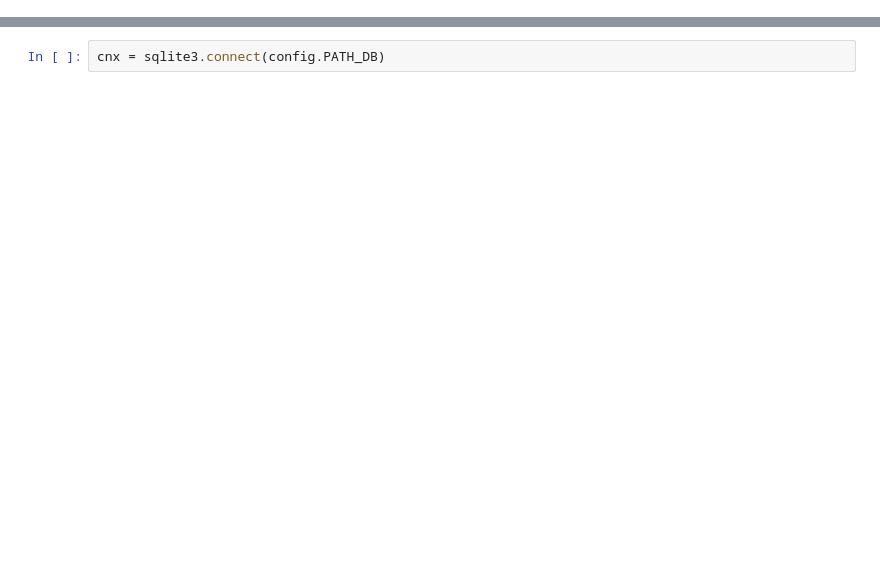
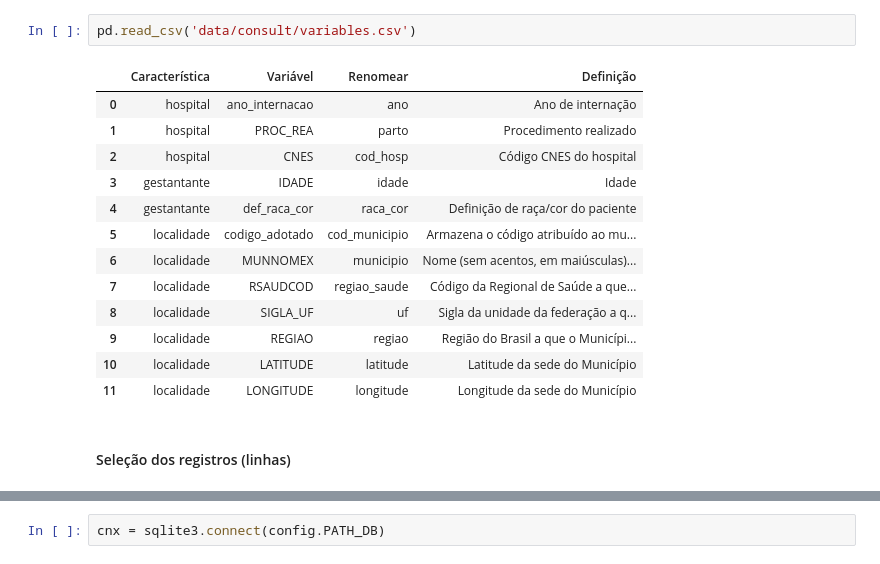
Before and after one commit to lucaslopes/gestantes, a Jupyter notebook: notebook.ipynb, the cells around one changed output, grey strips where cells are left out. Drawn from its saved outputs; the diff is of its cells as text; blank space fills up the shorter version.

```diff
--- a/notebook.ipynb
+++ b/notebook.ipynb
@@ -6,0 +148,18 @@ import pandas as pd
+# %%
+pd.read_csv('data/consult/variables.csv')
+# %% [output]
+|  | Característica | Variável | Renomear | Definição |
+| 0 | hospital | ano_internacao | ano | Ano de internação |
+| 1 | hospital | PROC_REA | parto | Procedimento realizado |
+| 2 | hospital | CNES | cod_hosp | Código CNES do hospital |
+| 3 | gestantante | IDADE | idade | Idade |
+| 4 | gestantante | def_raca_cor | raca_cor | Definição de raça/cor do paciente |
+| 5 | localidade | codigo_adotado | cod_municipio | Armazena o código atribuído ao mu... |
+| 6 | localidade | MUNNOMEX | municipio | Nome (sem acentos, em maiúsculas)... |
+| 7 | localidade | RSAUDCOD | regiao_saude | Código da Regional de Saúde a que... |
+| 8 | localidade | SIGLA_UF | uf | Sigla da unidade da federação a q... |
+| 9 | localidade | REGIAO | regiao | Região do Brasil a que o Municípi... |
+| 10 | localidade | LATITUDE | latitude | Latitude da sede do Município |
+| 11 | localidade | LONGITUDE | longitude | Longitude da sede do Município |
+# %% [markdown]
+#### Seleção dos registros (linhas)
```
Also changed, not shown: parts of 104 cells of this notebook, 31 other files.
